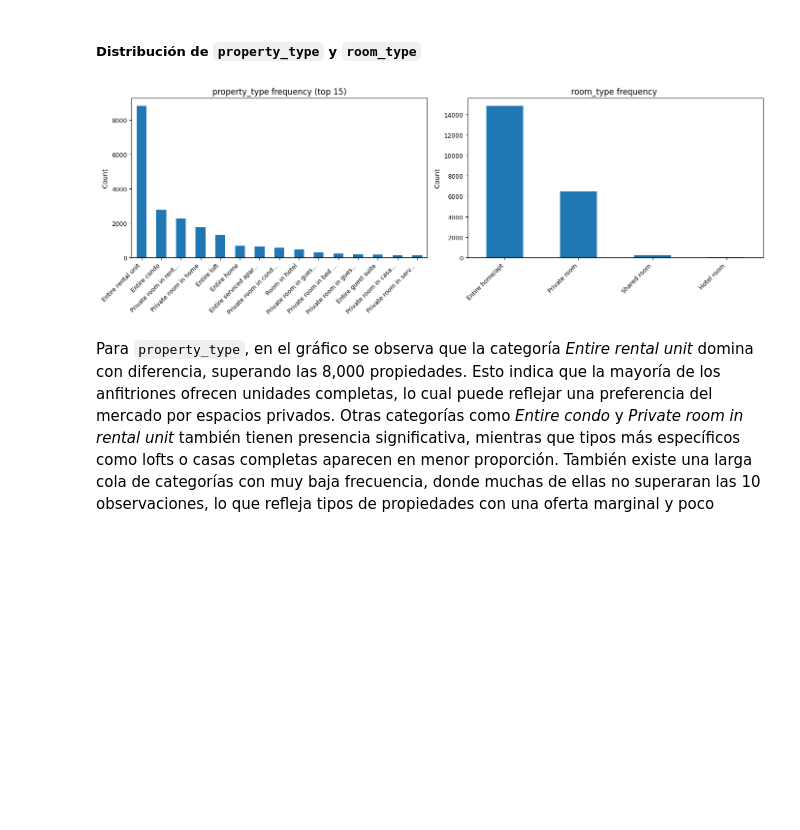
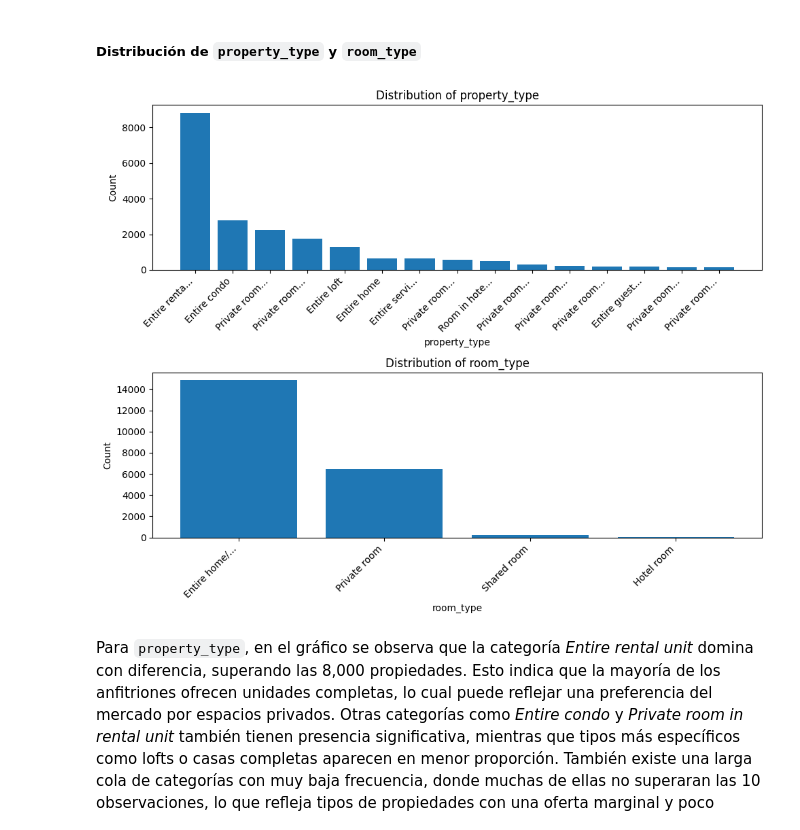
Before and after one commit to josue-rdgzcb/airbnb-price-prediction-cdmx, a Jupyter notebook: notebooks/01_data_exploration.ipynb, the cells around one changed output. Drawn from its saved outputs; the diff is of its cells as text; code cells hidden in the pictures; blank space fills up the shorter version.

Commit message:
update notebook 01_data_exploration

```diff
--- a/notebooks/01_data_exploration.ipynb
+++ b/notebooks/01_data_exploration.ipynb
@@ -76,13 +76,10 @@ import os
 import ast
 
 sys.path.append(os.path.abspath("../src"))
-from exploration_utils.basic_feature_profile import basic_feature_profile
-from exploration_utils.advanced_profiling import profile_variables
-from exploration_utils.plot_feature_distributions import plot_feature_distributions
-from exploration_utils.plot_categorical_boxplots import plot_categorical_boxplots
+from eda.profiling import basic_profile, advanced_profile
 
 # Load dataset
-df = pd.read_csv("../data/raw/listings.csv")
+df = pd.read_csv("../data/raw_data/listings.csv")
 
 # Preview first rows
 df.head()
@@ -1528,9 +1653,57 @@ En contraste, `property_type` presenta 76 categorías únicas. Esta alta cardina
 # %% [markdown]
 ##### Distribución de `property_type` y `room_type`
 # %%
-plot_feature_distributions(df_features, property_room_characteristics ,15)
+# Parámetros
+vars_to_plot = property_room_characteristics   # puede ser categórica o numérica
+top_n = 15                   # limitar top values si quieres, si no deja None
+df_plot = df_features.copy()
+
+fig, axes = plt.subplots(nrows=len(vars_to_plot), ncols=1, figsize=(10, 8))
+
+if len(vars_to_plot) == 1:
+    axes = [axes]
+
+for i, var in enumerate(vars_to_plot):
+
+    # Selección condicional de top values
+    if top_n is not None:
+        top_values = df_plot[var].value_counts().nlargest(top_n).index
+        df_filtered = df_plot[df_plot[var].isin(top_values)]
+    else:
+        df_filtered = df_plot
+
+    # Contar frecuencias y graficar como barplot
+    counts = df_filtered[var].value_counts()
+    axes[i].bar(counts.index, counts.values)
+
+    axes[i].set_title(f"Distribution of {var}")
+    axes[i].set_xlabel(var)
+    axes[i].set_ylabel("Count")
+
+    # Obtener etiquetas actuales
+    ticks = axes[i].get_xticks()
+    labels = [str(lbl) for lbl in counts.index]
+
+    # Calcular longitud máxima
+    max_label_len = max(len(lbl) for lbl in labels if lbl)
+
+    # Abreviar etiquetas largas
+    new_labels = [lbl[:12] + "..." if len(lbl) > 12 else lbl for lbl in labels]
+
+    # Fijar ticks y etiquetas
+    axes[i].set_xticks(range(len(new_labels)))
+    axes[i].set_xticklabels(new_labels)
+
+    # Rotar solo si son largas y alinear al final de la barra
+    if max_label_len > 8:
+        for lbl in axes[i].get_xticklabels():
+            lbl.set_rotation(45)
+            lbl.set_horizontalalignment('right')  # final alineado con la barra
+
+plt.tight_layout()
+plt.show()
 # %% [output]
-[figure, old version]
+[figure, new version]
 # %% [markdown]
 Para `property_type`, en el gráfico se observa que la categoría *Entire rental unit* domina con diferencia, superando las 8,000 propiedades. Esto indica que la mayoría de los anfitriones ofrecen unidades completas, lo cual puede reflejar una preferencia del mercado por espacios privados. Otras categorías como *Entire condo* y *Private room in rental unit* también tienen presencia significativa, mientras que tipos más específicos como lofts o casas completas aparecen en menor proporción. También existe una larga cola de categorías con muy baja frecuencia, donde muchas de ellas no superaran las 10 observaciones, lo que refleja tipos de propiedades con una oferta marginal y poco representativa.
 
```
Also changed, not shown: parts of 51 cells of this notebook.
